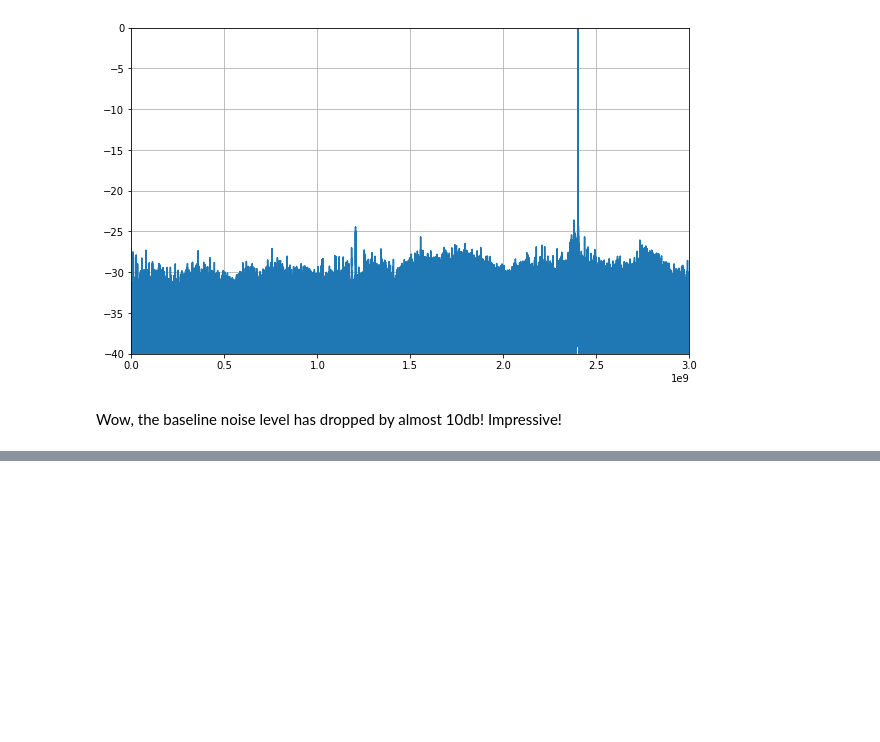
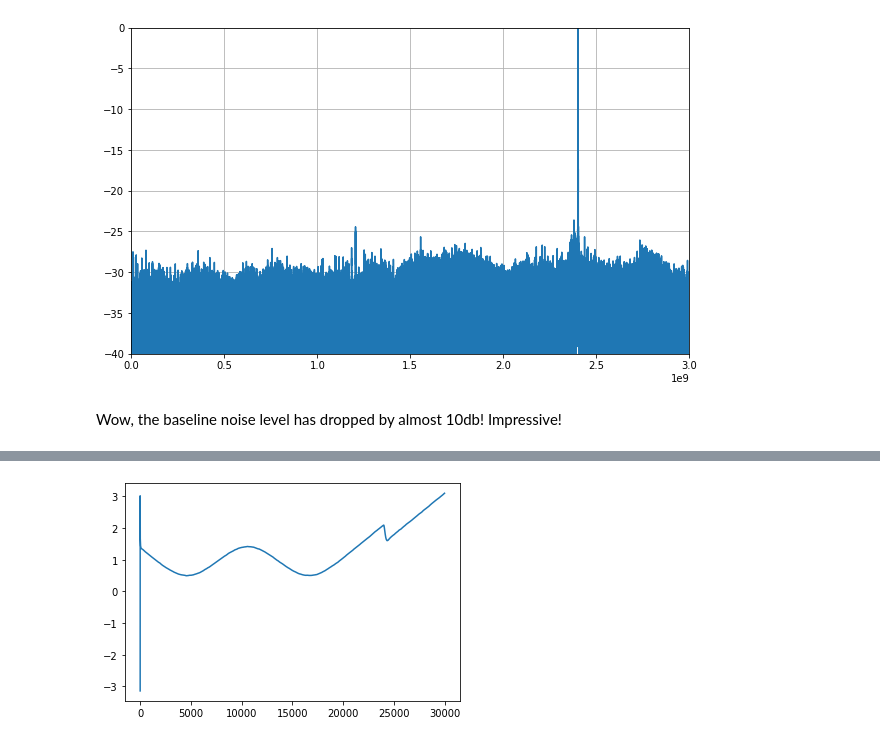
Before and after one commit to newhouseb/onebitbt, a Jupyter notebook: research/Transmission (WIP).ipynb, the cells around one changed output, grey strips where cells are left out. Cells and saved outputs as stored; diff of their text form; code cells hidden in the pictures; blank space fills up the shorter version.

```diff
--- a/research/Transmission (WIP).ipynb
+++ b/research/Transmission (WIP).ipynb
@@ -457,0 +533,4 @@ print(opt_power, orig_power)
+# %%
+sim(np.concatenate((dictionary[2,:], dictionary[4,:], dictionary[5,:], dictionary[3,:], dictionary[9,:])))
+# %% [output]
+[figure, added]
```
Also changed, not shown: parts of 11 cells of this notebook.
